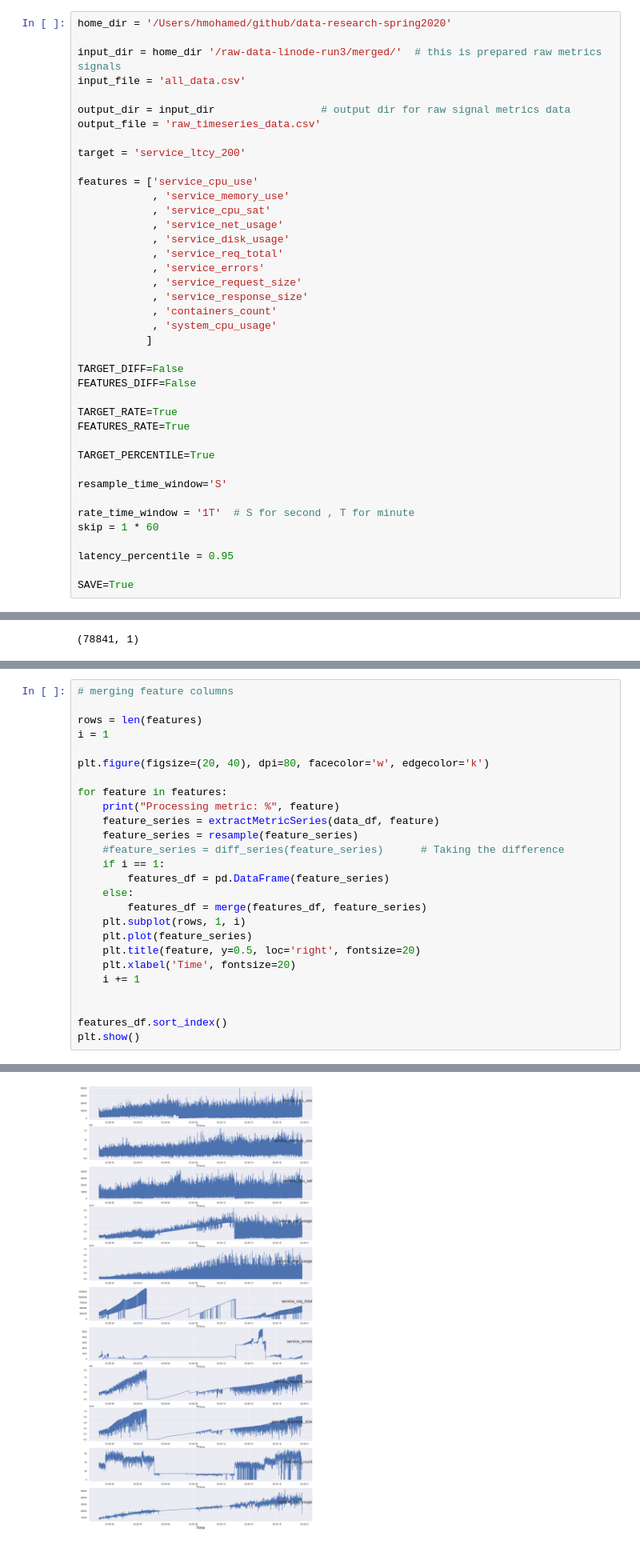
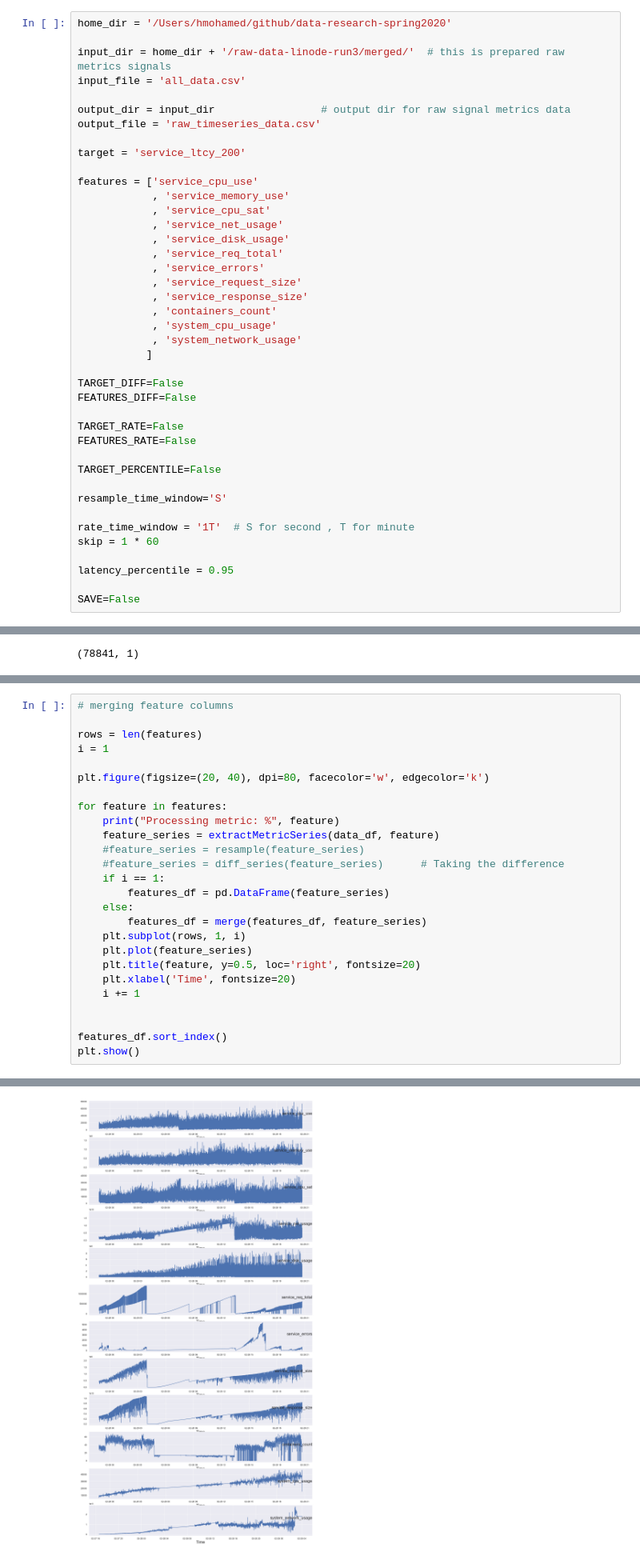
Before and after one commit to Haybu/infs890-spring2020-latency-prediction, a Jupyter notebook: analysis/signal_metrics/2_signal_metrics_preprocessing.ipynb, the cells around one changed output, grey strips where cells are left out. Shown at 80% size. Cells and saved outputs as stored; diff of their text form.

```diff
--- a/analysis/signal_metrics/2_signal_metrics_preprocessing.ipynb
+++ b/analysis/signal_metrics/2_signal_metrics_preprocessing.ipynb
@@ -21,7 +21,7 @@ pd.options.display.float_format = '{:.2f}'.format
 # %%
 home_dir = '/Users/hmohamed/github/data-research-spring2020'
 
-input_dir = home_dir '/raw-data-linode-run3/merged/'  # this is prepared raw metrics signals
+input_dir = home_dir + '/raw-data-linode-run3/merged/'  # this is prepared raw metrics signals
 input_file = 'all_data.csv'
 
 output_dir = input_dir                 # output dir for raw signal metrics data
@@ -40,15 +40,16 @@ features = ['service_cpu_use'
             , 'service_response_size'
             , 'containers_count'
             , 'system_cpu_usage'
+            , 'system_network_usage'
            ]
 
 TARGET_DIFF=False
 FEATURES_DIFF=False
 
-TARGET_RATE=True
-FEATURES_RATE=True
+TARGET_RATE=False
+FEATURES_RATE=False
 
-TARGET_PERCENTILE=True
+TARGET_PERCENTILE=False
 
 resample_time_window='S'
 
@@ -57,7 +58,7 @@ skip = 1 * 60
 
 latency_percentile = 0.95
 
-SAVE=True
+SAVE=False
 # %%
 data_df = pd.read_csv(input_dir + input_file, header=None, skiprows=1, names=['date', 'value', 'metric'])
 data_df.head(5)
@@ -212,7 +216,7 @@ plt.figure(figsize=(20, 40), dpi=80, facecolor='w', edgecolor='k')
 for feature in features:
     print("Processing metric: %", feature)
     feature_series = extractMetricSeries(data_df, feature)
-    feature_series = resample(feature_series)
+    #feature_series = resample(feature_series)
     #feature_series = diff_series(feature_series)      # Taking the difference
     if i == 1:
         features_df = pd.DataFrame(feature_series)
@@ -242,4 +247,4 @@ Processing metric: % system_cpu_usage
-[figure, old version]
+[figure, new version]
 # %%
 features_df.shape
 # %% [output]
```
Also changed, not shown: parts of 20 cells of this notebook, 12 other files.
